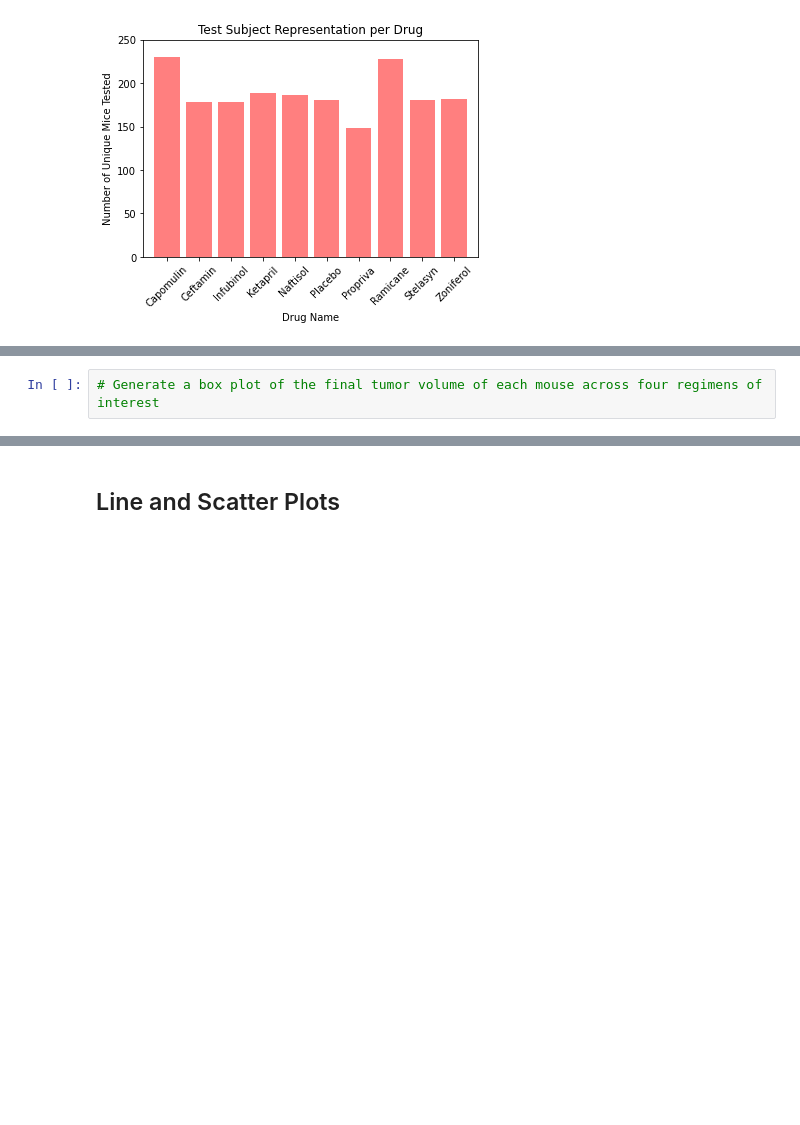
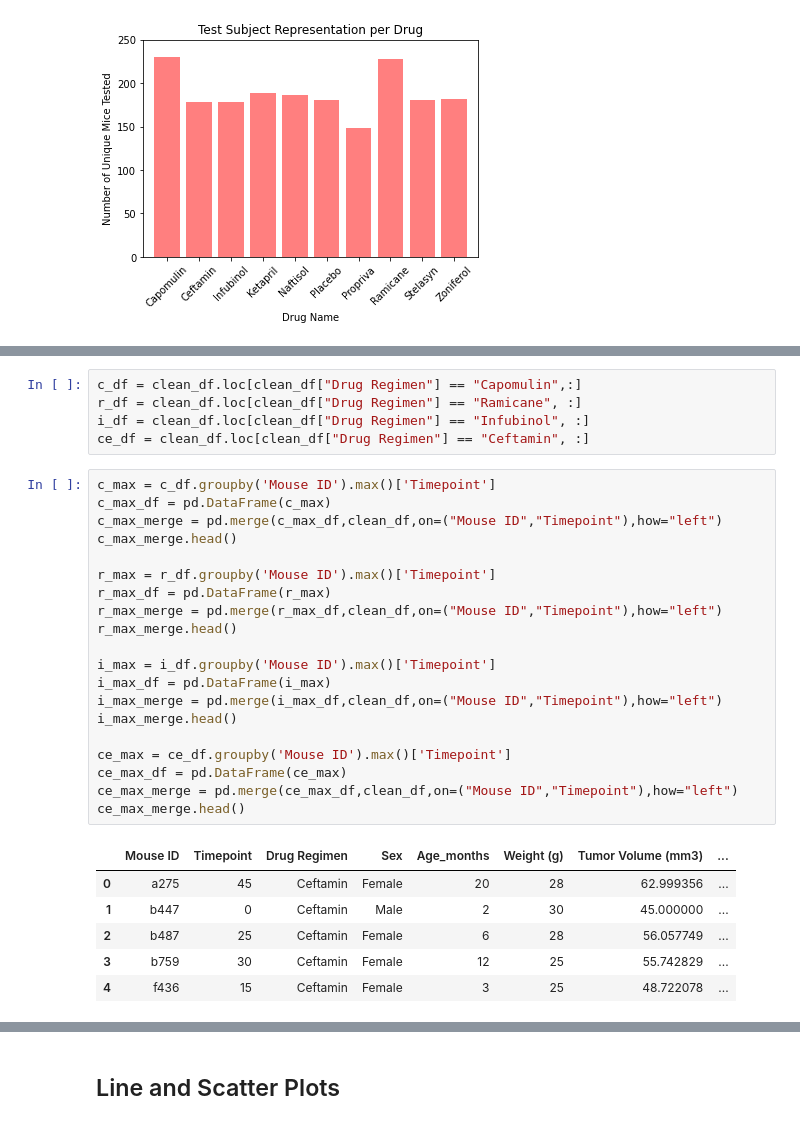
Before and after one commit to drainganggtb/Pymaceuticals-, a Jupyter notebook: Pymaceuticals/pymaceuticals_starter.ipynb, the cells around one changed output, grey strips where cells are left out. Cells and saved outputs as stored; diff of their text form; blank space fills up the shorter version.

```diff
--- a/Pymaceuticals/pymaceuticals_starter.ipynb
+++ b/Pymaceuticals/pymaceuticals_starter.ipynb
@@ -215,2 +263,32 @@ Text(0.5, 1.0, 'Test Subject Representation per Drug')
-# %%
-# Generate a box plot of the final tumor volume of each mouse across four regimens of interest
+# %%
+c_df = clean_df.loc[clean_df["Drug Regimen"] == "Capomulin",:]
+r_df = clean_df.loc[clean_df["Drug Regimen"] == "Ramicane", :]
+i_df = clean_df.loc[clean_df["Drug Regimen"] == "Infubinol", :]
+ce_df = clean_df.loc[clean_df["Drug Regimen"] == "Ceftamin", :]
+# %%
+c_max = c_df.groupby('Mouse ID').max()['Timepoint']
+c_max_df = pd.DataFrame(c_max)
+c_max_merge = pd.merge(c_max_df,clean_df,on=("Mouse ID","Timepoint"),how="left")
+c_max_merge.head()
+
+r_max = r_df.groupby('Mouse ID').max()['Timepoint']
+r_max_df = pd.DataFrame(r_max)
+r_max_merge = pd.merge(r_max_df,clean_df,on=("Mouse ID","Timepoint"),how="left")
+r_max_merge.head()
+
+i_max = i_df.groupby('Mouse ID').max()['Timepoint']
+i_max_df = pd.DataFrame(i_max)
+i_max_merge = pd.merge(i_max_df,clean_df,on=("Mouse ID","Timepoint"),how="left")
+i_max_merge.head()
+
+ce_max = ce_df.groupby('Mouse ID').max()['Timepoint']
+ce_max_df = pd.DataFrame(ce_max)
+ce_max_merge = pd.merge(ce_max_df,clean_df,on=("Mouse ID","Timepoint"),how="left")
+ce_max_merge.head()
+# %% [output]
+|  | Mouse ID | Timepoint | Drug Regimen | Sex | Age_months | Weight (g) | Tumor Volume (mm3) | ... |
+| 0 | a275 | 45 | Ceftamin | Female | 20 | 28 | 62.999356 | ... |
+| 1 | b447 | 0 | Ceftamin | Male | 2 | 30 | 45.000000 | ... |
+| 2 | b487 | 25 | Ceftamin | Female | 6 | 28 | 56.057749 | ... |
+| 3 | b759 | 30 | Ceftamin | Female | 12 | 25 | 55.742829 | ... |
+| 4 | f436 | 15 | Ceftamin | Female | 3 | 25 | 48.722078 | ... |
```
Also changed, not shown: parts of 12 cells of this notebook.
